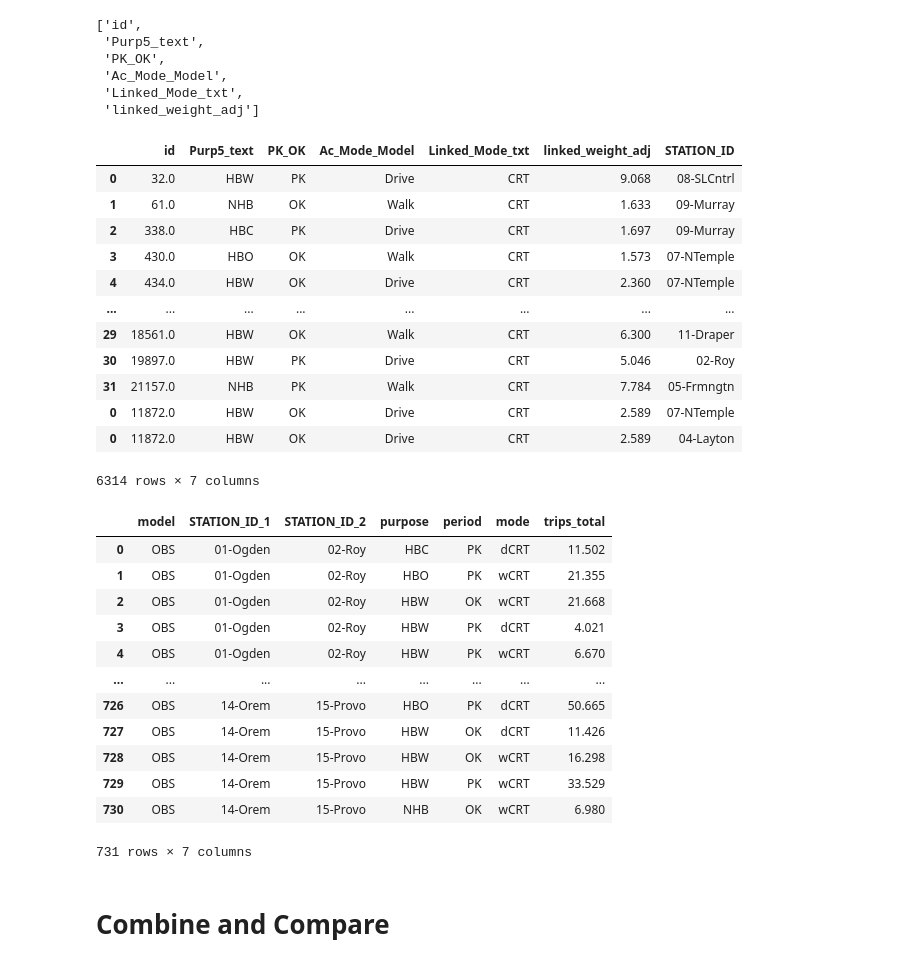
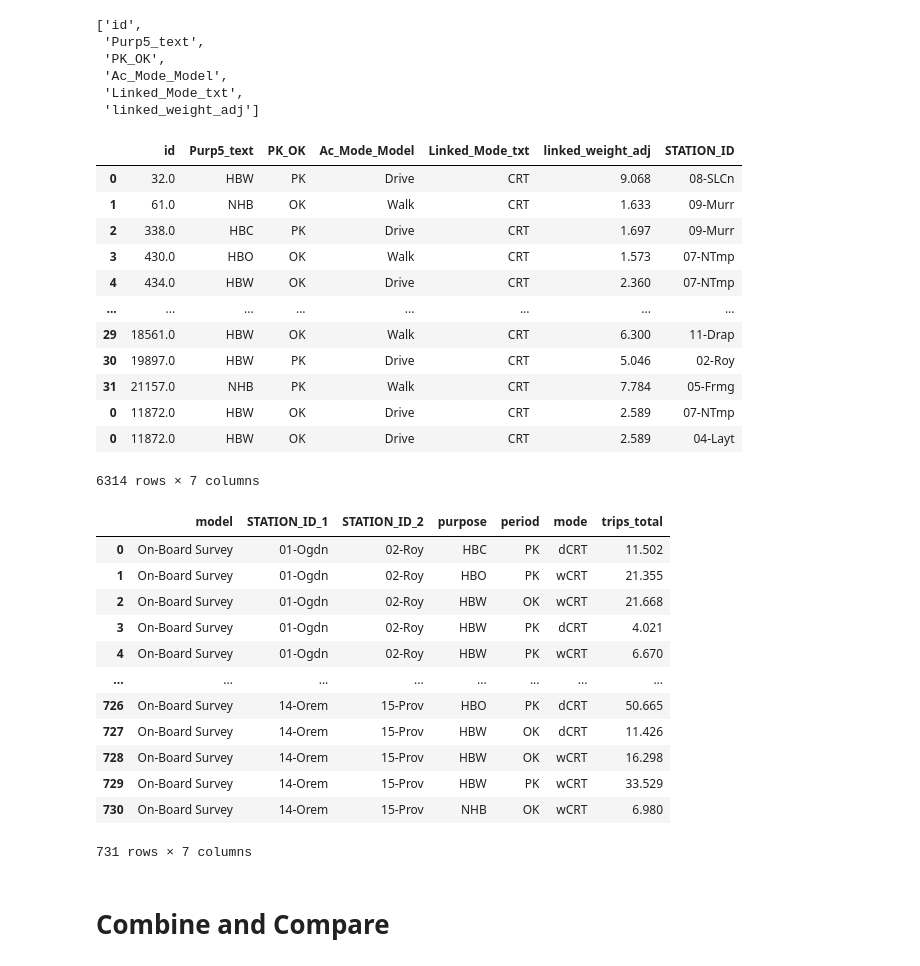
Before and after one commit to WFRCAnalytics/TDM-DEV-v920-E2-Analysis, a Jupyter notebook: 2.A3-StationToStationPairs.ipynb, the cells around one changed output. Saved outputs shown, nothing was run; the diff lists cells and outputs as text; code cells hidden in the pictures.

```diff
--- a/2.A3-StationToStationPairs.ipynb
+++ b/2.A3-StationToStationPairs.ipynb
@@ -57,21 +57,21 @@ crt_station_obs_names_df
 # %%
 # Mapping of old station names to new ones
 station_name_mapping = {
-    "15-Provo Central"     : "15-Provo",
+    "15-Provo Central"     : "15-Prov",
     "14-Orem Central"      : "14-Orem",
     "13-American Fork"     : "13-AF",
     "12-Lehi"              : "12-Lehi",
-    "11-Draper"            : "11-Draper",
+    "11-Draper"            : "11-Drap",
     "10-South Jordan"      : "10-SJ",
-    "09-Murray Central"    : "09-Murray",
-    "08-Salt Lake Central" : "08-SLCntrl",
-    "07-North Temple"      : "07-NTemple",
+    "09-Murray Central"    : "09-Murr",
+    "08-Salt Lake Central" : "08-SLCn",
+    "07-North Temple"      : "07-NTmp",
     "06-Woods Cross"       : "06-WC",
-    "05-Farmington"        : "05-Frmngtn",
-    "04-Layton"            : "04-Layton",
-    "03-Clearfield"        : "03-Clrfld",
+    "05-Farmington"        : "05-Frmg",
+    "04-Layton"            : "04-Layt",
+    "03-Clearfield"        : "03-Clrf",
     "02-Roy"               : "02-Roy",
-    "01-Ogden"             : "01-Ogden"
+    "01-Ogden"             : "01-Ogdn"
 }
 
 # Rename station IDs in the dataframe
@@ -535,17 +535,17 @@ for _, row in stop_fields_lat_lon_df.iterrows():
 display(obs_crt_stations_df)
 # %% [output]
 |  | id | Purp5_text | PK_OK | Ac_Mode_Model | Linked_Mode_txt | linked_weight_adj | STATION_ID |
-| 0 | 32.0 | HBW | PK | Drive | CRT | 9.068 | 08-SLCntrl |
-| 1 | 61.0 | NHB | OK | Walk | CRT | 1.633 | 09-Murray |
-| 2 | 338.0 | HBC | PK | Drive | CRT | 1.697 | 09-Murray |
-| 3 | 430.0 | HBO | OK | Walk | CRT | 1.573 | 07-NTemple |
-| 4 | 434.0 | HBW | OK | Drive | CRT | 2.360 | 07-NTemple |
+| 0 | 32.0 | HBW | PK | Drive | CRT | 9.068 | 08-SLCn |
+| 1 | 61.0 | NHB | OK | Walk | CRT | 1.633 | 09-Murr |
+| 2 | 338.0 | HBC | PK | Drive | CRT | 1.697 | 09-Murr |
+| 3 | 430.0 | HBO | OK | Walk | CRT | 1.573 | 07-NTmp |
+| 4 | 434.0 | HBW | OK | Drive | CRT | 2.360 | 07-NTmp |
 | ... | ... | ... | ... | ... | ... | ... | ... |
-| 29 | 18561.0 | HBW | OK | Walk | CRT | 6.300 | 11-Draper |
+| 29 | 18561.0 | HBW | OK | Walk | CRT | 6.300 | 11-Drap |
 | 30 | 19897.0 | HBW | PK | Drive | CRT | 5.046 | 02-Roy |
-| 31 | 21157.0 | NHB | PK | Walk | CRT | 7.784 | 05-Frmngtn |
-| 0 | 11872.0 | HBW | OK | Drive | CRT | 2.589 | 07-NTemple |
-| 0 | 11872.0 | HBW | OK | Drive | CRT | 2.589 | 04-Layton |
+| 31 | 21157.0 | NHB | PK | Walk | CRT | 7.784 | 05-Frmg |
+| 0 | 11872.0 | HBW | OK | Drive | CRT | 2.589 | 07-NTmp |
+| 0 | 11872.0 | HBW | OK | Drive | CRT | 2.589 | 04-Layt |
 6314 rows × 7 columns
 # %%
 obs_crt_stations_unique_df = obs_crt_stations_df.drop_duplicates()
@@ -564,23 +564,23 @@ grouped_df = grouped_df.drop(columns=['STATION_ID'])
 # %%
 _df = grouped_df.copy()
 _df['mode'] = _df['Ac_Mode_Model'].str[0:1].str.lower() + _df['Linked_Mode_txt']
 _df.rename(columns={'Purp5_text':'purpose','PK_OK':'period'}, inplace=True)
-_df['model'] = 'OBS'
+_df['model'] = 'On-Board Survey'
 obs_results_CRT_df = _df.groupby(['model','STATION_ID_1','STATION_ID_2','purpose','period','mode'],as_index=False).agg(trips_total=('linked_weight_adj', 'sum'))
 obs_results_CRT_df
 # %% [output]
 |  | model | STATION_ID_1 | STATION_ID_2 | purpose | period | mode | trips_total |
-| 0 | OBS | 01-Ogden | 02-Roy | HBC | PK | dCRT | 11.502 |
-| 1 | OBS | 01-Ogden | 02-Roy | HBO | PK | wCRT | 21.355 |
-| 2 | OBS | 01-Ogden | 02-Roy | HBW | OK | wCRT | 21.668 |
-| 3 | OBS | 01-Ogden | 02-Roy | HBW | PK | dCRT | 4.021 |
-| 4 | OBS | 01-Ogden | 02-Roy | HBW | PK | wCRT | 6.670 |
+| 0 | On-Board Survey | 01-Ogdn | 02-Roy | HBC | PK | dCRT | 11.502 |
+| 1 | On-Board Survey | 01-Ogdn | 02-Roy | HBO | PK | wCRT | 21.355 |
+| 2 | On-Board Survey | 01-Ogdn | 02-Roy | HBW | OK | wCRT | 21.668 |
+| 3 | On-Board Survey | 01-Ogdn | 02-Roy | HBW | PK | dCRT | 4.021 |
+| 4 | On-Board Survey | 01-Ogdn | 02-Roy | HBW | PK | wCRT | 6.670 |
 | ... | ... | ... | ... | ... | ... | ... | ... |
-| 726 | OBS | 14-Orem | 15-Provo | HBO | PK | dCRT | 50.665 |
-| 727 | OBS | 14-Orem | 15-Provo | HBW | OK | dCRT | 11.426 |
-| 728 | OBS | 14-Orem | 15-Provo | HBW | OK | wCRT | 16.298 |
-| 729 | OBS | 14-Orem | 15-Provo | HBW | PK | wCRT | 33.529 |
-| 730 | OBS | 14-Orem | 15-Provo | NHB | OK | wCRT | 6.980 |
+| 726 | On-Board Survey | 14-Orem | 15-Prov | HBO | PK | dCRT | 50.665 |
+| 727 | On-Board Survey | 14-Orem | 15-Prov | HBW | OK | dCRT | 11.426 |
+| 728 | On-Board Survey | 14-Orem | 15-Prov | HBW | OK | wCRT | 16.298 |
+| 729 | On-Board Survey | 14-Orem | 15-Prov | HBW | PK | wCRT | 33.529 |
+| 730 | On-Board Survey | 14-Orem | 15-Prov | NHB | OK | wCRT | 6.980 |
 731 rows × 7 columns
 # %% [markdown]
 # Combine and Compare
```
Also changed, not shown: parts of 8 cells of this notebook, 4 other files.
